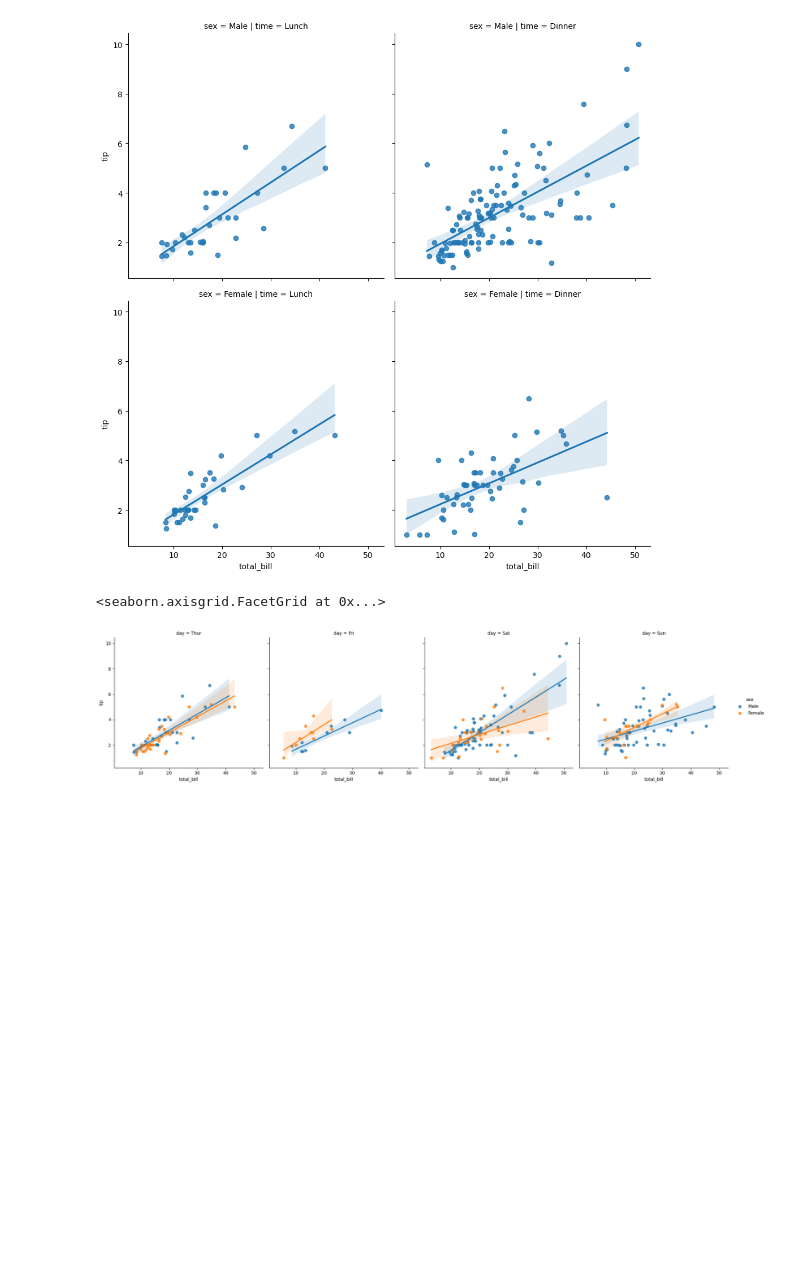
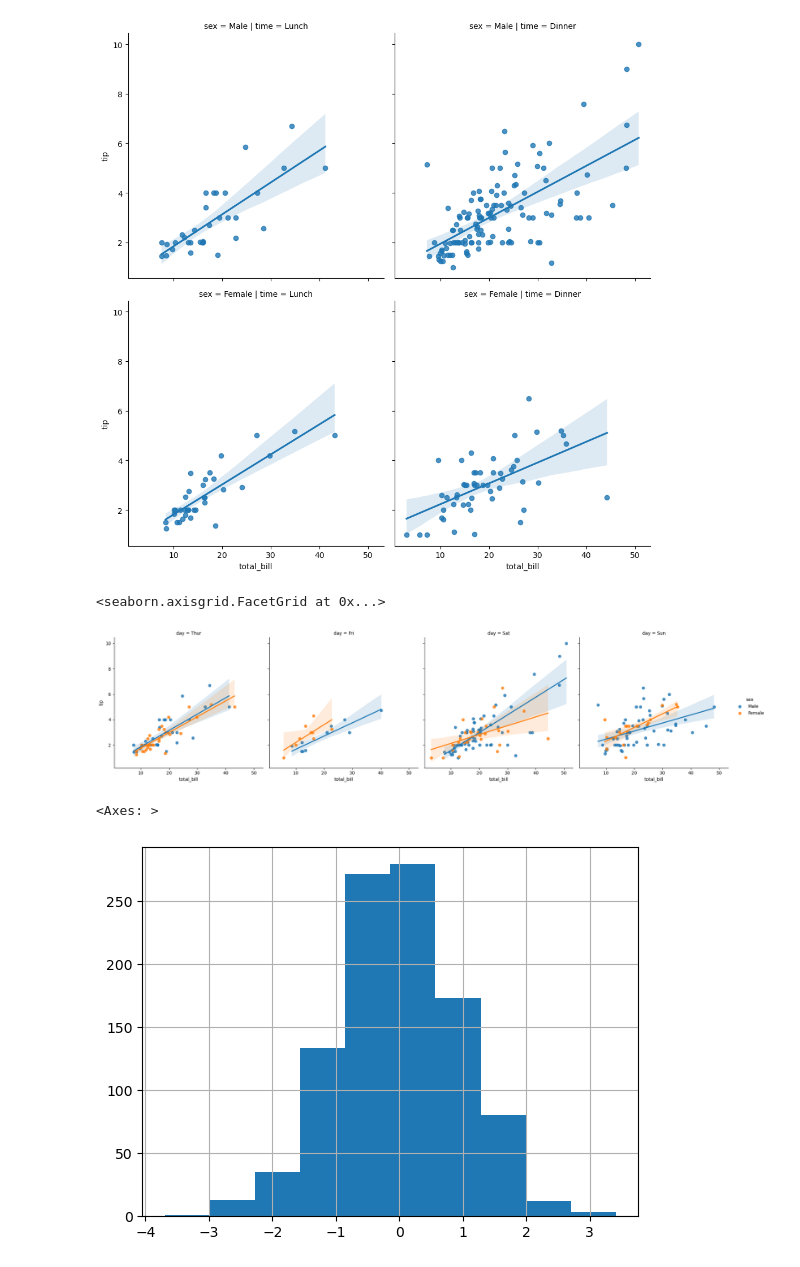
Before and after one commit to harikrishnad1997/Python-Training-experiments, a Jupyter notebook: Basics-Dataviz.ipynb, the cells around one changed output. Drawn from its saved outputs; the diff is of its cells as text; code cells hidden in the pictures; blank space fills up the shorter version.

```diff
--- a/Basics-Dataviz.ipynb
+++ b/Basics-Dataviz.ipynb
@@ -449,0 +454,8 @@ sns.lmplot(x='total_bill',y='tip',data=tips,col='day',hue='sex')
+# %%
+df1 = pd.read_csv('df1',index_col=0)
+df2 = pd.read_csv('df2')
+# %%
+df1['A'].hist()
+# %% [output]
+<Axes: >
+[figure, added]
```
Also changed, not shown: parts of 12 cells of this notebook, 2 other files.
